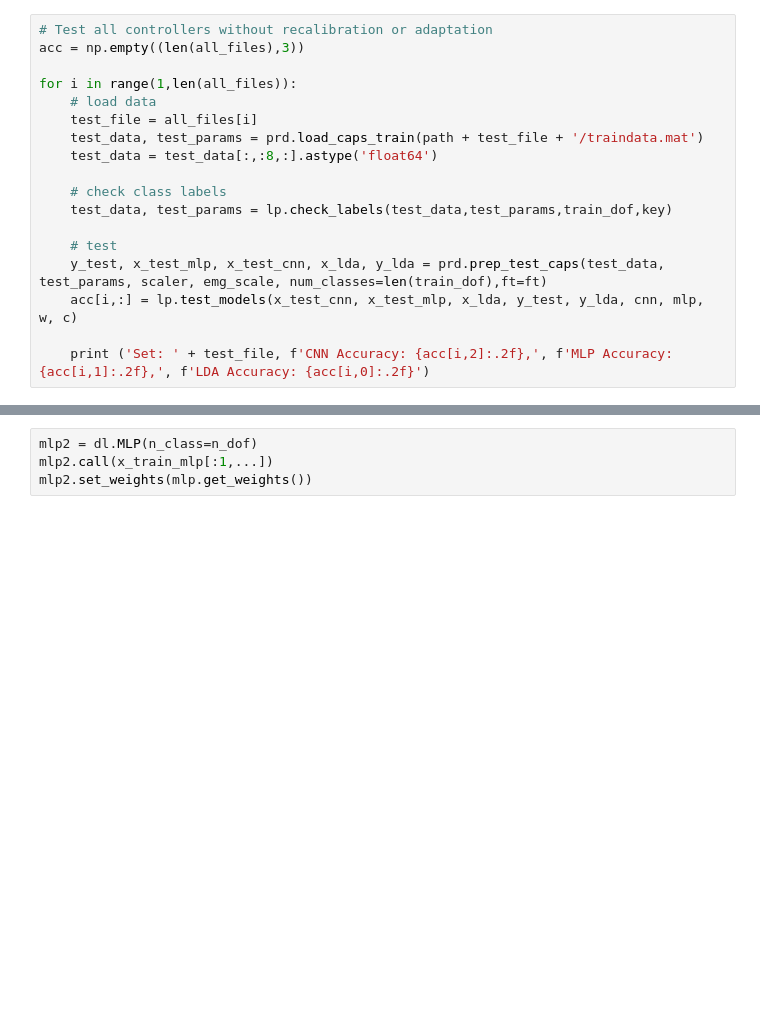
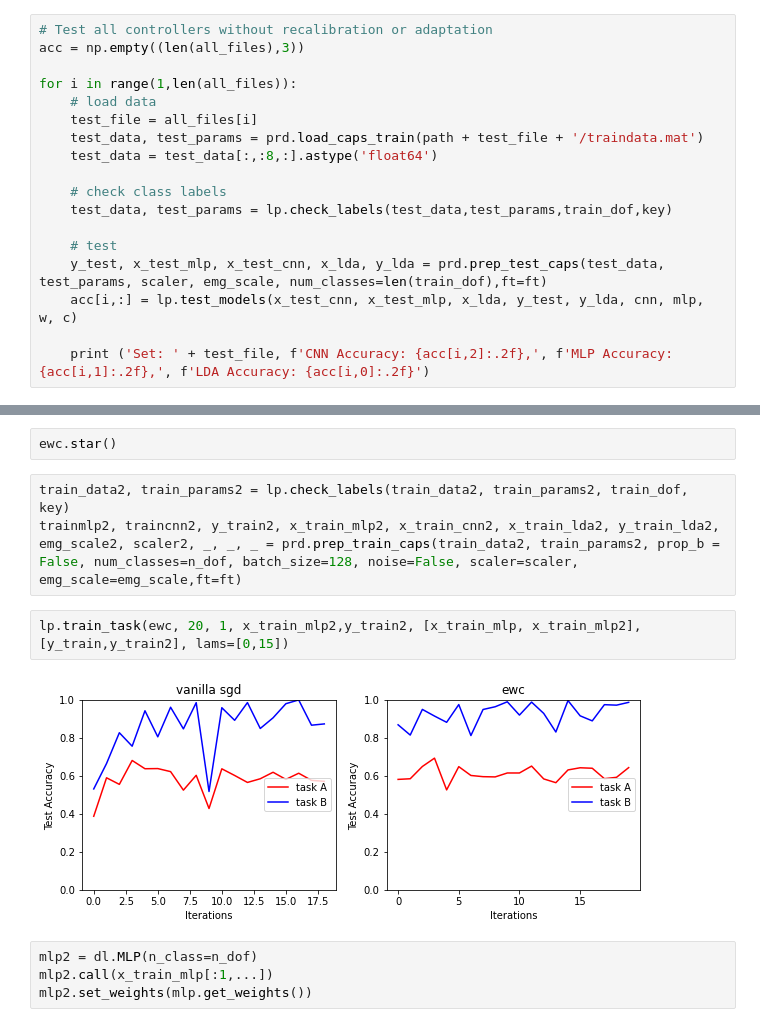
Before and after one commit to yuniteh/adaptive, a Jupyter notebook: python/main.ipynb, the cells around one changed output, grey strips where cells are left out. Saved outputs shown, nothing was run; the diff lists cells and outputs as text; blank space fills up the shorter version.

Commit message:
emg ewc running, need to tune params

```diff
--- a/python/main.ipynb
+++ b/python/main.ipynb
@@ -70,3 +77,12 @@ test_ewc.compute_diag_fim(x_train_mlp)
+# %%
+ewc.star()
+# %%
+train_data2, train_params2 = lp.check_labels(train_data2, train_params2, train_dof, key)
+trainmlp2, traincnn2, y_train2, x_train_mlp2, x_train_cnn2, x_train_lda2, y_train_lda2, emg_scale2, scaler2, _, _, _ = prd.prep_train_caps(train_data2, train_params2, prop_b = False, num_classes=n_dof, batch_size=128, noise=False, scaler=scaler, emg_scale=emg_scale,ft=ft)
+# %%
+lp.train_task(ewc, 20, 1, x_train_mlp2,y_train2, [x_train_mlp, x_train_mlp2], [y_train,y_train2], lams=[0,15])
+# %% [output]
+[figure, added]
 # %%
 mlp2 = dl.MLP(n_class=n_dof)
 mlp2.call(x_train_mlp[:1,...])
```
Also changed, not shown: parts of 2 cells of this notebook, 2 other files.
